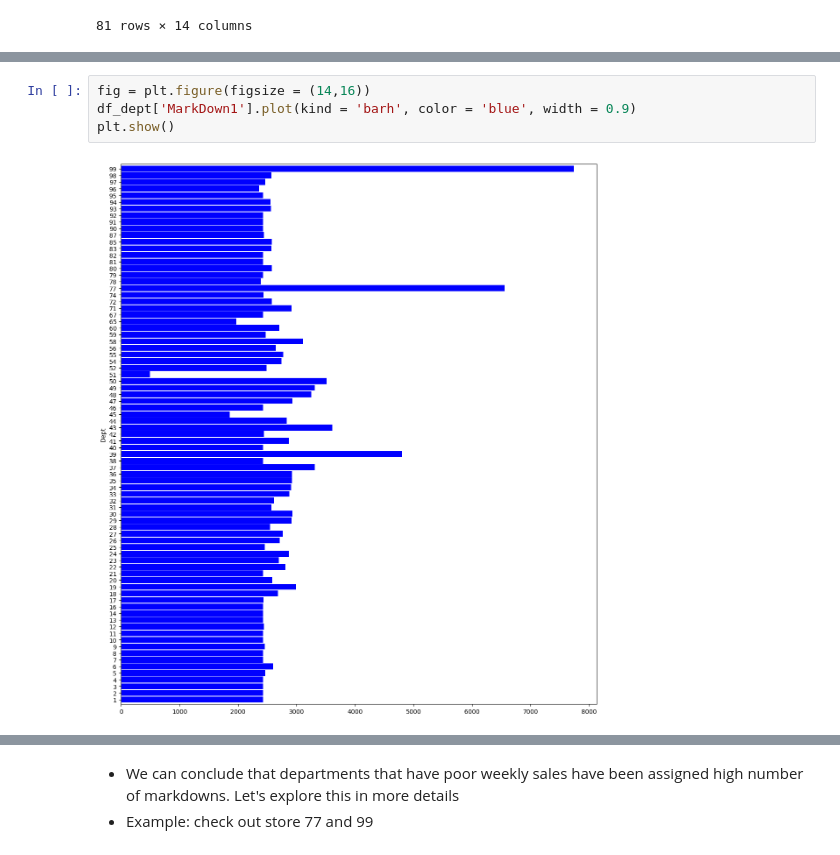
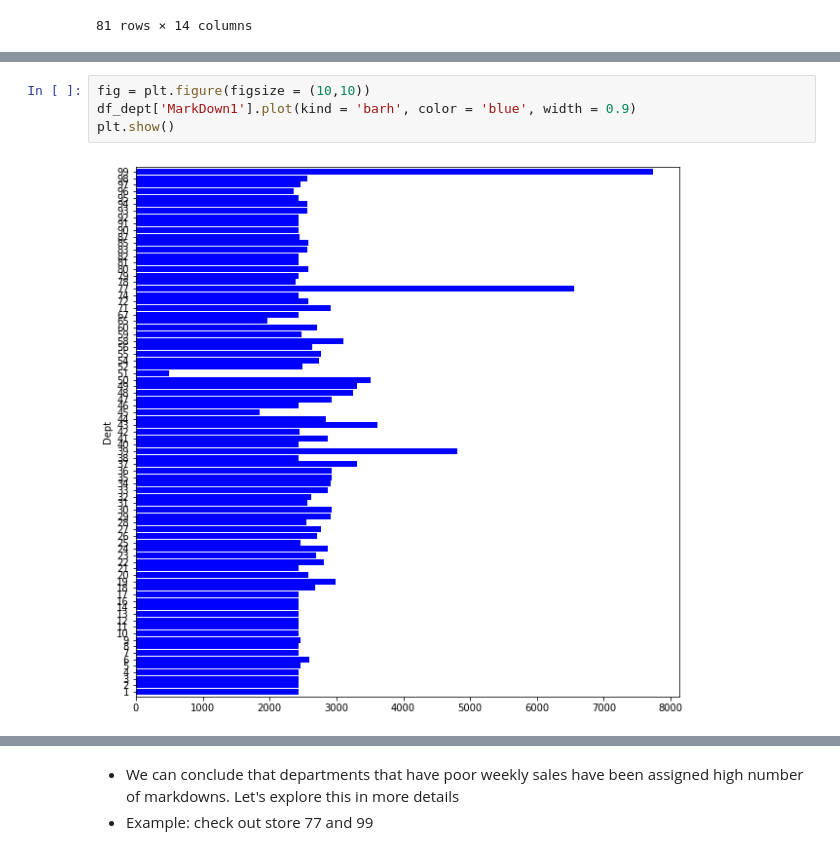
Before and after one commit to Sebastian1981/AWS_Sagemaker_Sales_Prediction, a Jupyter notebook: experiment/01_sales_forecast_eda.ipynb, the cells around one changed output, grey strips where cells are left out. Cells and saved outputs as stored; diff of their text form.

```diff
--- a/experiment/01_sales_forecast_eda.ipynb
+++ b/experiment/01_sales_forecast_eda.ipynb
@@ -520,7 +541,7 @@ plt.show()
 # %%
-fig = plt.figure(figsize = (14,16))
+fig = plt.figure(figsize = (10,10))
 df_dept['MarkDown1'].plot(kind = 'barh', color = 'blue', width = 0.9)
 plt.show()
 # %% [output]
-[figure, old version]
+[figure, new version]
 # %%
```
Also changed, not shown: parts of 19 cells of this notebook.
